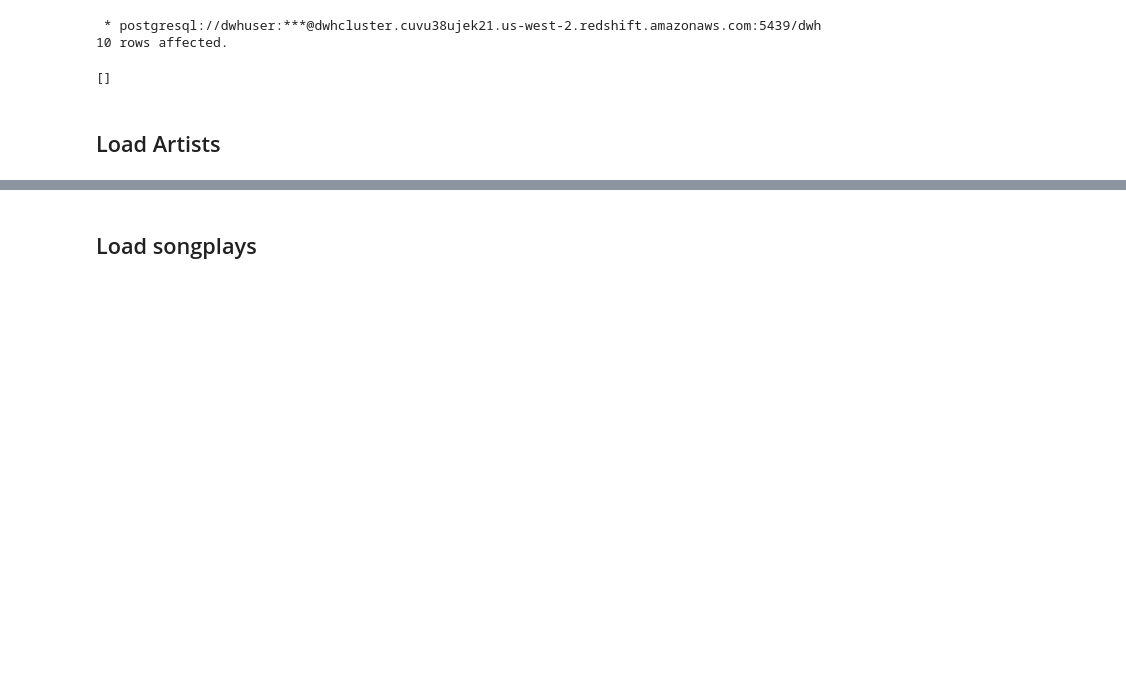
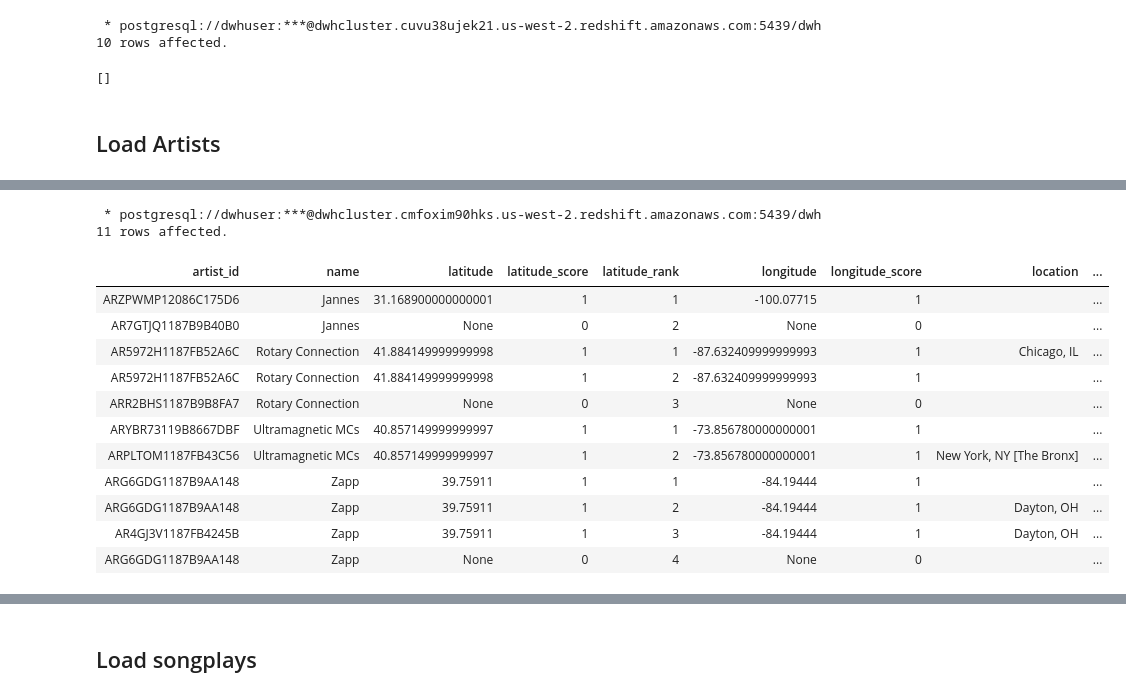
Before and after one commit to joseph-higaki/UDataEng_L03_P02_S3toRedshiftDW, a Jupyter notebook: etl_draft.ipynb, the cells around one changed output, grey strips where cells are left out. Drawn from its saved outputs; the diff is of its cells as text; code cells hidden in the pictures; blank space fills up the shorter version.

Commit message:
analysis of artist duplicates and multiple name/id versions

```diff
--- a/etl_draft.ipynb
+++ b/etl_draft.ipynb
@@ -433,0 +449,46 @@ limit 5
+# %%
+%%sql
+
+with staging_artists as (
+        select distinct
+        artist_id,
+        artist_name as name,
+        artist_latitude as latitude,
+        artist_longitude as longitude,
+        artist_location as location
+        from staging_songs
+    )
+    select
+    artist_id,
+    name,
+    latitude,
+    case when latitude ~ '^(([-+]?[0-9]+(\.[0-9]+)?)|([-+]?\.[0-9]+))$' then 1 else 0 end as latitude_score,
+    row_number() over (partition by name order by latitude_score desc) as latitude_rank,
+    longitude,
+    case when longitude ~ '^(([-+]?[0-9]+(\.[0-9]+)?)|([-+]?\.[0-9]+))$' then 1 else 0 end as longitude_score,
+    location,
+    case when not trim(location) = '' then 1 else 0 end as location_score,
+    latitude_score + longitude_score + location_score as row_score
+    from staging_artists
+    where name in
+    (
+    'Jannes',
+    'Rotary Connection',
+    'Ultramagnetic MCs',
+    'Zapp')
+    order by name
+# %% [output]
+ * postgresql://dwhuser:***@dwhcluster.cmfoxim90hks.us-west-2.redshift.amazonaws.com:5439/dwh
+11 rows affected.
+| artist_id | name | latitude | latitude_score | latitude_rank | longitude | longitude_score | location | ... |
+| ARZPWMP12086C175D6 | Jannes | 31.168900000000001 | 1 | 1 | -100.07715 | 1 |  | ... |
+| AR7GTJQ1187B9B40B0 | Jannes | None | 0 | 2 | None | 0 |  | ... |
+| AR5972H1187FB52A6C | Rotary Connection | 41.884149999999998 | 1 | 1 | -87.632409999999993 | 1 | Chicago, IL | ... |
+| AR5972H1187FB52A6C | Rotary Connection | 41.884149999999998 | 1 | 2 | -87.632409999999993 | 1 |  | ... |
+| ARR2BHS1187B9B8FA7 | Rotary Connection | None | 0 | 3 | None | 0 |  | ... |
+| ARYBR73119B8667DBF | Ultramagnetic MCs | 40.857149999999997 | 1 | 1 | -73.856780000000001 | 1 |  | ... |
+| ARPLTOM1187FB43C56 | Ultramagnetic MCs | 40.857149999999997 | 1 | 2 | -73.856780000000001 | 1 | New York, NY [The Bronx] | ... |
+| ARG6GDG1187B9AA148 | Zapp | 39.75911 | 1 | 1 | -84.19444 | 1 |  | ... |
+| ARG6GDG1187B9AA148 | Zapp | 39.75911 | 1 | 2 | -84.19444 | 1 | Dayton, OH | ... |
+| AR4GJ3V1187FB4245B | Zapp | 39.75911 | 1 | 3 | -84.19444 | 1 | Dayton, OH | ... |
+| ARG6GDG1187B9AA148 | Zapp | None | 0 | 4 | None | 0 |  | ... |
```
Also changed, not shown: parts of 22 cells of this notebook, 4 other files.
